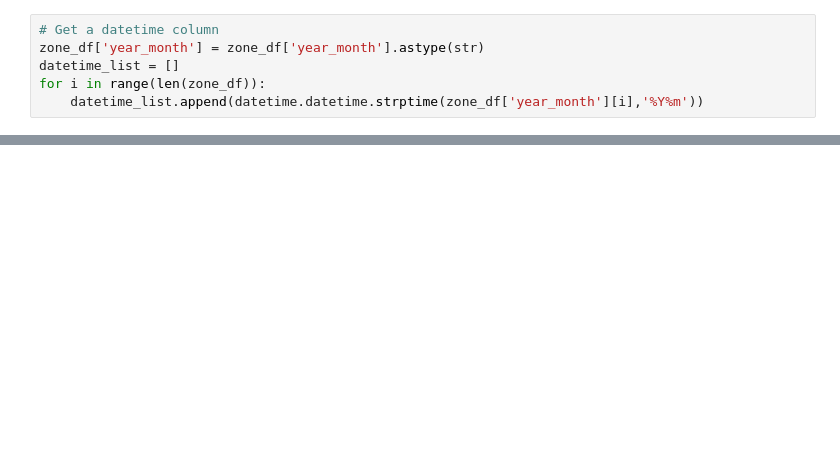
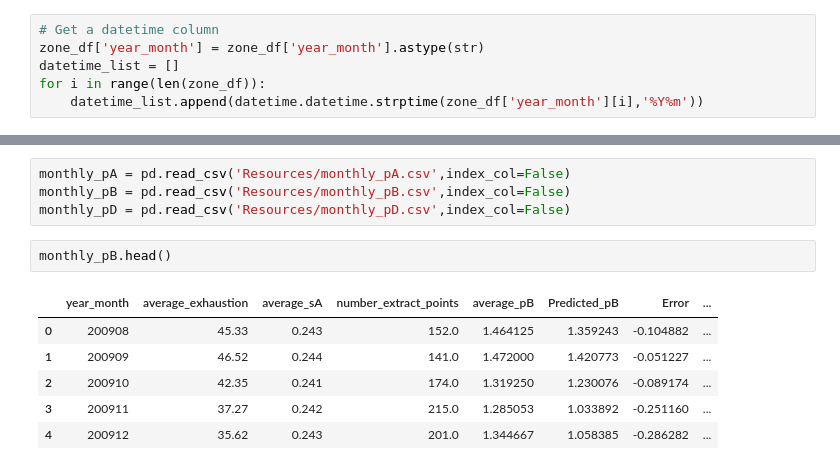
Before and after one commit to ngoodweiler/Data-Analytics-Final_Project, a Jupyter notebook: zone_visualizations.ipynb, the cells around one changed output, grey strips where cells are left out. Saved outputs shown, nothing was run; the diff lists cells and outputs as text; blank space fills up the shorter version.

```diff
--- a/zone_visualizations.ipynb
+++ b/zone_visualizations.ipynb
@@ -131,0 +326,13 @@ AttributeError: 'DataFrame' object has no attribute 'date'
+# %%
+monthly_pA = pd.read_csv('Resources/monthly_pA.csv',index_col=False)
+monthly_pB = pd.read_csv('Resources/monthly_pB.csv',index_col=False)
+monthly_pD = pd.read_csv('Resources/monthly_pD.csv',index_col=False)
+# %%
+monthly_pB.head()
+# %% [output]
+|  | year_month | average_exhaustion | average_sA | number_extract_points | average_pB | Predicted_pB | Error | ... |
+| 0 | 200908 | 45.33 | 0.243 | 152.0 | 1.464125 | 1.359243 | -0.104882 | ... |
+| 1 | 200909 | 46.52 | 0.244 | 141.0 | 1.472000 | 1.420773 | -0.051227 | ... |
+| 2 | 200910 | 42.35 | 0.241 | 174.0 | 1.319250 | 1.230076 | -0.089174 | ... |
+| 3 | 200911 | 37.27 | 0.242 | 215.0 | 1.285053 | 1.033892 | -0.251160 | ... |
+| 4 | 200912 | 35.62 | 0.243 | 201.0 | 1.344667 | 1.058385 | -0.286282 | ... |
```
Also changed, not shown: parts of 19 cells of this notebook, 9 other files.
